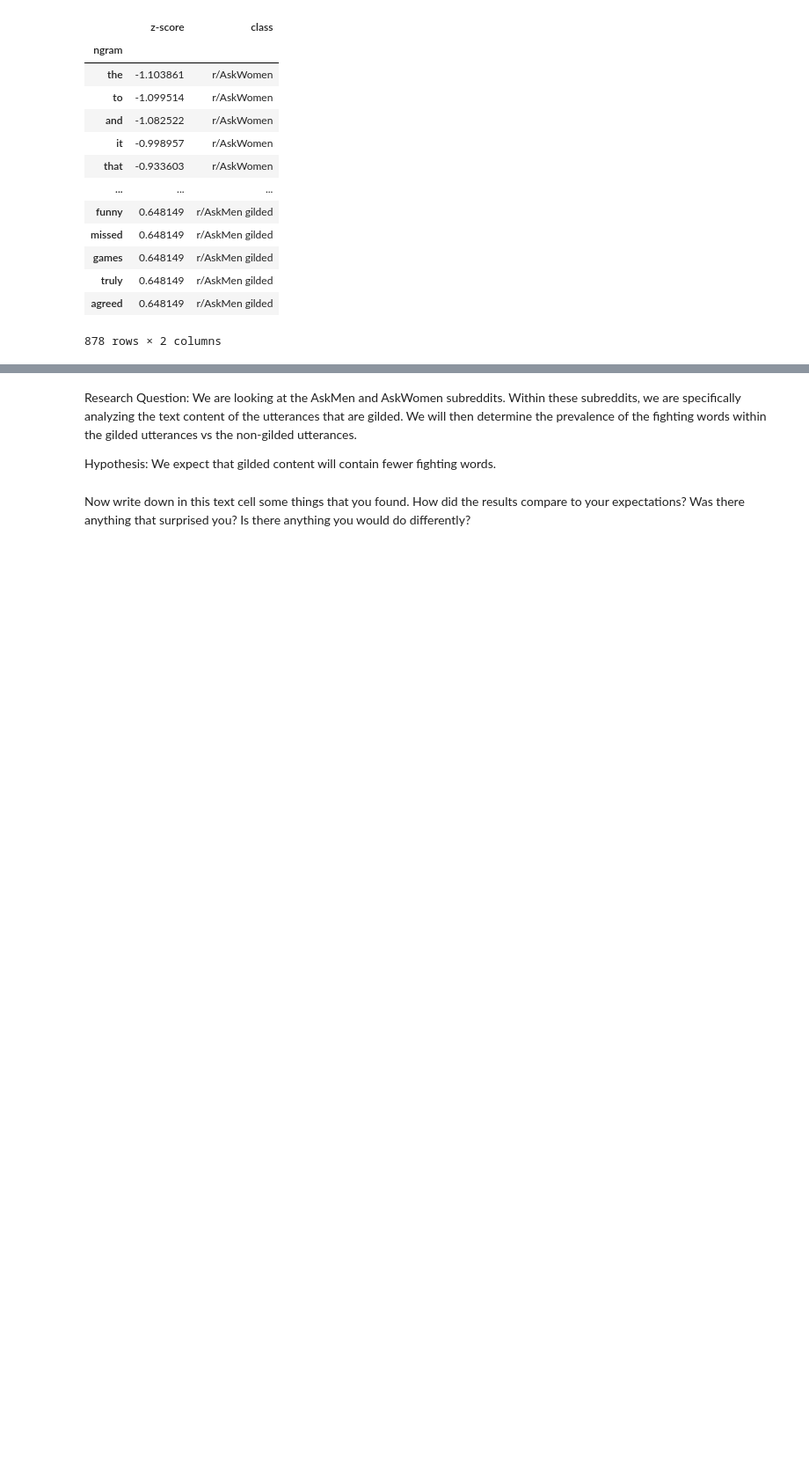
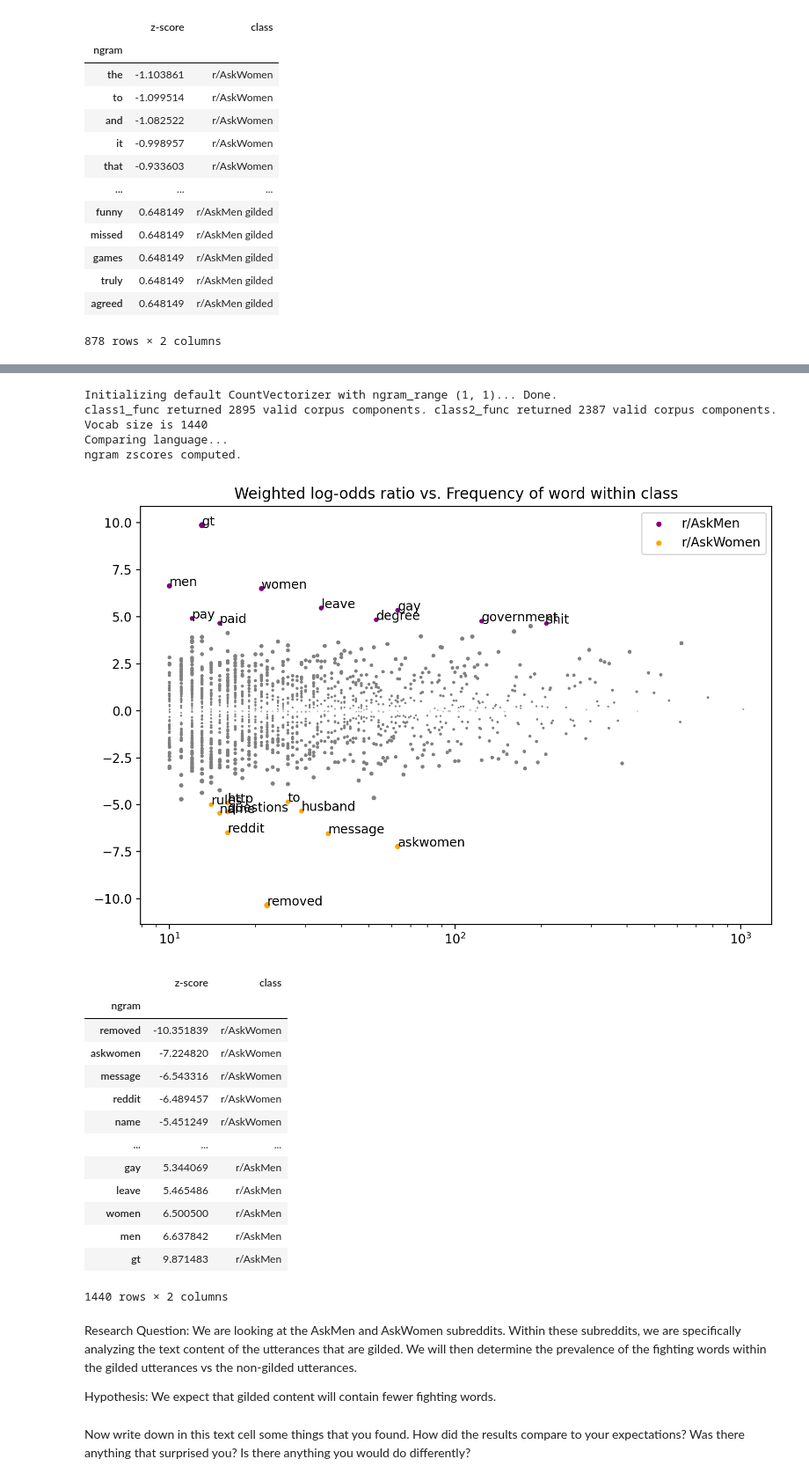
Before and after one commit to mputzer1/HMC-AWeSoMe-Lab-Starter, a Jupyter notebook: AWeSoMe_Lab_Intro.ipynb, the cells around one changed output, grey strips where cells are left out. Shown at 88% size. Drawn from its saved outputs; the diff is of its cells as text; code cells hidden in the pictures; blank space fills up the shorter version.

```diff
--- a/AWeSoMe_Lab_Intro.ipynb
+++ b/AWeSoMe_Lab_Intro.ipynb
@@ -77,10 +97,10 @@ See the [writeup for Part 4](https://docs.google.com/document/d/1sMnhaWcx5VgZDhn
 # (the TextCleaner, which does basic text standardization such as lowercasing everything)
 from convokit import TextCleaner
 cleaner = TextCleaner(replace_text=False)
-reddit_corpus = cleaner.transform(reddit_corpus)
-utt = reddit_corpus.random_utterance()
-print("Original text:", utt.text)
-print("Cleaned text:", utt.meta["cleaned"])
+# reddit_corpus = cleaner.transform(reddit_corpus)
+# utt = reddit_corpus.random_utterance()
+# print("Original text:", utt.text)
+# print("Cleaned text:", utt.meta["cleaned"])
 # %% [markdown]
 TASK: Use the [Fighting Words Transformer](https://convokit.cornell.edu/documentation/fightingwords.html) to generate a plot comparing the usage of words in the subreddits "nfl" and "programming".
 # %%
@@ -195,3 +324,37 @@ ngram zscores computed.
+# %%
+fw = FightingWords(ngram_range=(1,1))
+
+
+
+
+fw.fit(reddit_corpus, class1_func=lambda utt: utt.meta['subreddit'] == 'AskMen',
+                     class2_func=lambda utt: utt.meta['subreddit'] == 'AskWomen')
+
+df = fw.summarize(reddit_corpus, plot=True, class1_name='r/AskMen', class2_name='r/AskWomen')
+
+
+df
+# %% [output]
+Initializing default CountVectorizer with ngram_range (1, 1)... Done.
+class1_func returned 2895 valid corpus components. class2_func returned 2387 valid corpus components.
+Vocab size is 1440
+Comparing language...
+ngram zscores computed.
+[figure, added]
+|  | z-score | class |
+| ngram |  |  |
+| removed | -10.351839 | r/AskWomen |
+| askwomen | -7.224820 | r/AskWomen |
+| message | -6.543316 | r/AskWomen |
+| reddit | -6.489457 | r/AskWomen |
+| name | -5.451249 | r/AskWomen |
+| ... | ... | ... |
+| gay | 5.344069 | r/AskMen |
+| leave | 5.465486 | r/AskMen |
+| women | 6.500500 | r/AskMen |
+| men | 6.637842 | r/AskMen |
+| gt | 9.871483 | r/AskMen |
+1440 rows × 2 columns
 # %% [markdown]
 
 Research Question: We are looking at the AskMen and AskWomen subreddits. Within these subreddits, we are specifically analyzing the text content of the utterances that are gilded. We will then determine the prevalence of the fighting words within the gilded utterances vs the non-gilded utterances.
```
Also changed, not shown: parts of 11 cells of this notebook.
